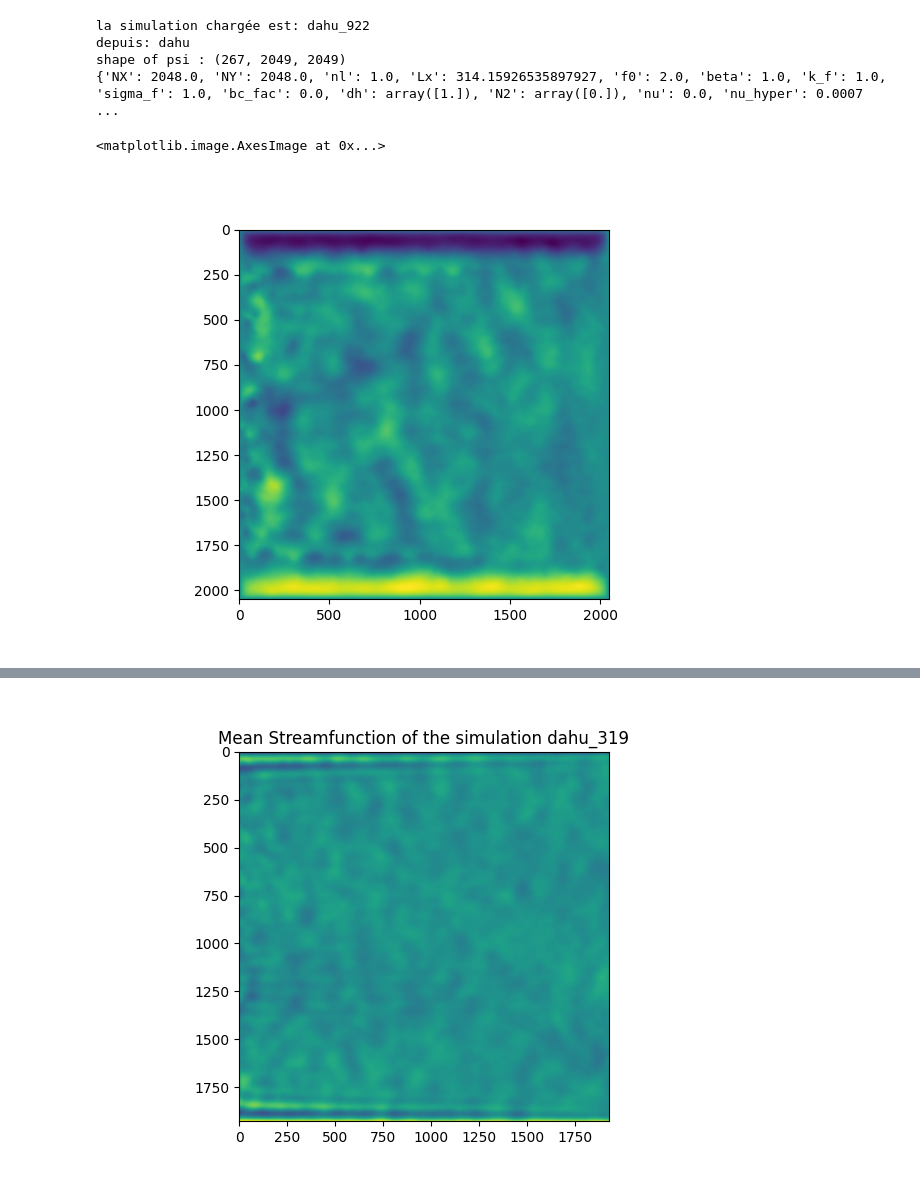
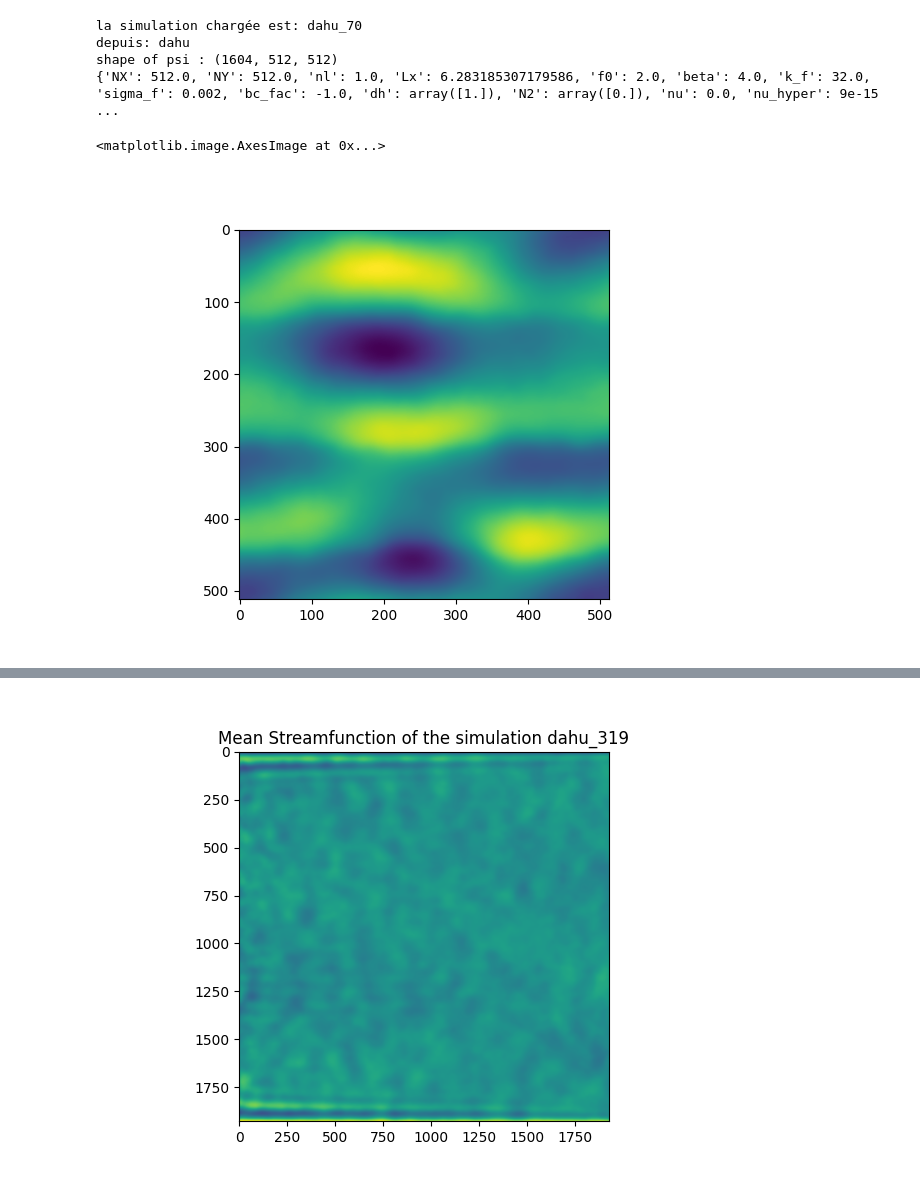
Before and after one commit to LennardMiller/Stage_M2, a Jupyter notebook: Fofonoff_and_Jets.ipynb, the cells around one changed output, grey strips where cells are left out. Saved outputs shown, nothing was run; the diff lists cells and outputs as text; code cells hidden in the pictures.

```diff
--- a/Fofonoff_and_Jets.ipynb
+++ b/Fofonoff_and_Jets.ipynb
@@ -77,7 +77,7 @@ from joblib import Parallel, delayed
 
 
 # Number of simulation
-n = 920
+n = 70
 
 # Choose between 'local' or 'dahu' or 'dahu_downsized'
 where = 'dahu'
@@ -122,35 +122,35 @@ print("shape of psi :",np.shape(psi))
 
 # Lecture des paramètres :
 if where == 'dahu_downsized':
     param = io.read_params(Path_bis)
     nx = 160
     ny = 160
     param['NX'] = nx
     param['NY'] = ny
 else:
     param = io.read_params(Path)
     nx = int(param['NX'])
     ny = int(param['NY'])
 
 f0 = param['f0']
 beta = param['beta']
 hEkb = param['hEkb']
 dh = param['dh'][0]
 Lx = param['Lx']
 k_f = param['k_f']
 sigma_f = param['sigma_f']
 bc_fac = param['bc_fac']
 nu_hyper = param['nu_hyper']
 n_hyper = param['n_hyper']
 dt_out = param['dt_out']
 print(param)
 plt.figure()
 plt.imshow(psi[-2, :, :])
 # %% [output]
-la simulation chargée est: dahu_922
+la simulation chargée est: dahu_70
 depuis: dahu
-shape of psi : (267, 2049, 2049)
-{'NX': 2048.0, 'NY': 2048.0, 'nl': 1.0, 'Lx': 314.15926535897927, 'f0': 2.0, 'beta': 1.0, 'k_f': 1.0, 'sigma_f': 1.0, 'bc_fac': 0.0, 'dh': array([1.]), 'N2': array([0.]), 'nu': 0.0, 'nu_hyper': 0.0007 ...
+shape of psi : (1604, 512, 512)
+{'NX': 512.0, 'NY': 512.0, 'nl': 1.0, 'Lx': 6.283185307179586, 'f0': 2.0, 'beta': 4.0, 'k_f': 32.0, 'sigma_f': 0.002, 'bc_fac': -1.0, 'dh': array([1.]), 'N2': array([0.]), 'nu': 0.0, 'nu_hyper': 9e-15 ...
 <matplotlib.image.AxesImage at 0x...>
-[figure, old version]
+[figure, new version]
 # %%
```
Also changed, not shown: parts of 3 cells of this notebook, 21 other files.
